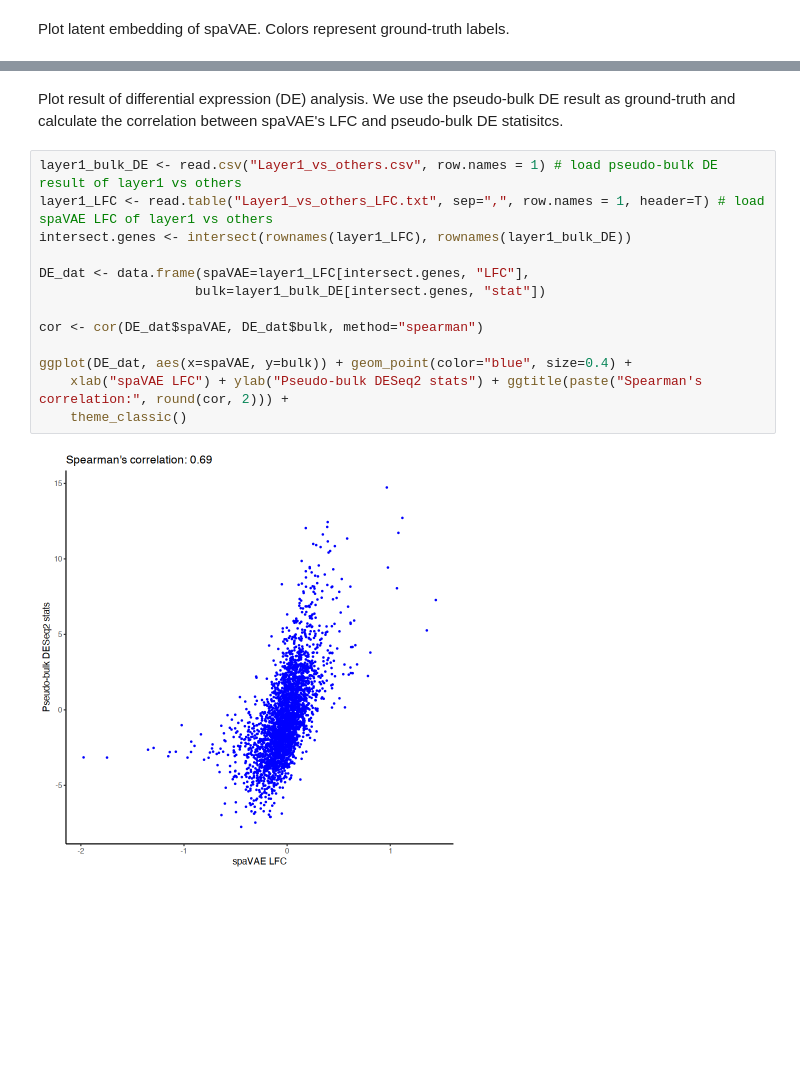
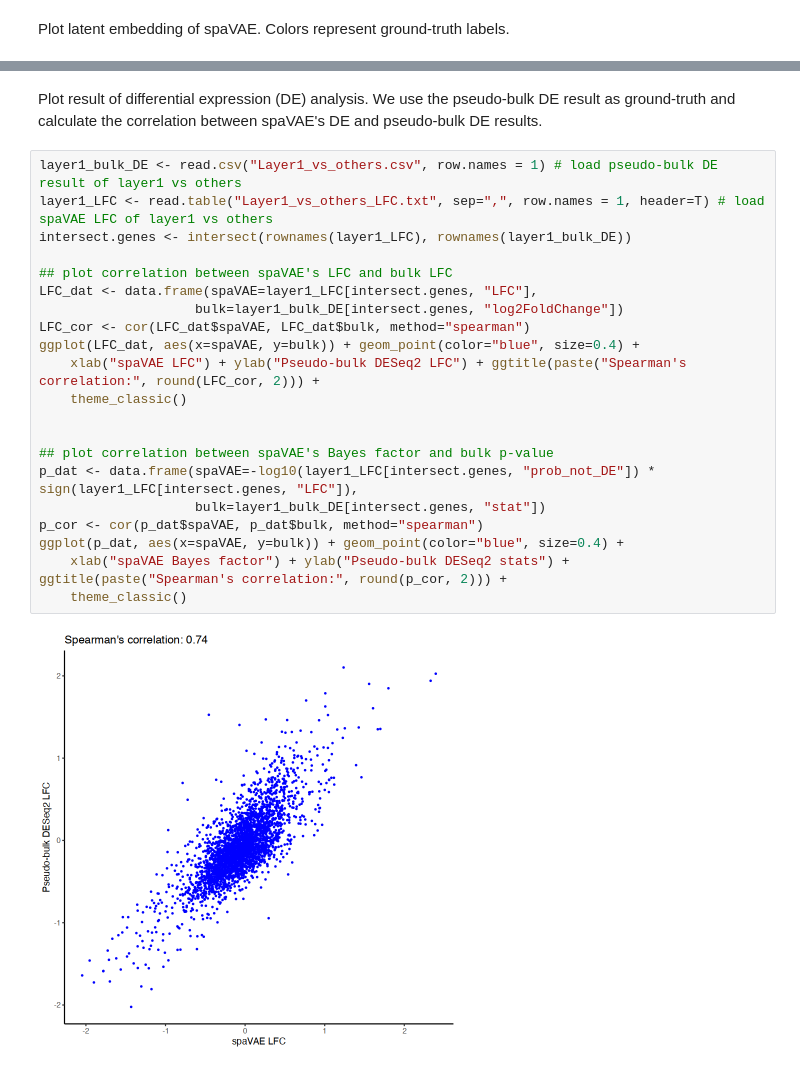
Before and after one commit to ttgump/spaVAE, a Jupyter notebook: Tutorial/Human_DLPFC/Human_DLPFC_section_151673.ipynb, the cells around one changed output, grey strips where cells are left out. Saved outputs shown, nothing was run; the diff lists cells and outputs as text; blank space fills up the shorter version.

```diff
--- a/Tutorial/Human_DLPFC/Human_DLPFC_section_151673.ipynb
+++ b/Tutorial/Human_DLPFC/Human_DLPFC_section_151673.ipynb
@@ -277,17 +378,25 @@ ggplot(spaVAE_latent, aes(x=X1, y=X2, color=Y)) + geom_point(size=0.3) +
 # %% [markdown]
-Plot result of differential expression (DE) analysis. We use the pseudo-bulk DE result as ground-truth and calculate the correlation between spaVAE's LFC and pseudo-bulk DE statisitcs.
+Plot result of differential expression (DE) analysis. We use the pseudo-bulk DE result as ground-truth and calculate the correlation between spaVAE's DE and pseudo-bulk DE results.
 # %%
 layer1_bulk_DE <- read.csv("Layer1_vs_others.csv", row.names = 1) # load pseudo-bulk DE result of layer1 vs others
 layer1_LFC <- read.table("Layer1_vs_others_LFC.txt", sep=",", row.names = 1, header=T) # load spaVAE LFC of layer1 vs others
 intersect.genes <- intersect(rownames(layer1_LFC), rownames(layer1_bulk_DE))
 
-DE_dat <- data.frame(spaVAE=layer1_LFC[intersect.genes, "LFC"],
+## plot correlation between spaVAE's LFC and bulk LFC
+LFC_dat <- data.frame(spaVAE=layer1_LFC[intersect.genes, "LFC"],
+                    bulk=layer1_bulk_DE[intersect.genes, "log2FoldChange"])
+LFC_cor <- cor(LFC_dat$spaVAE, LFC_dat$bulk, method="spearman")
+ggplot(LFC_dat, aes(x=spaVAE, y=bulk)) + geom_point(color="blue", size=0.4) +
+    xlab("spaVAE LFC") + ylab("Pseudo-bulk DESeq2 LFC") + ggtitle(paste("Spearman's correlation:", round(LFC_cor, 2))) +
+    theme_classic()
+
+
+## plot correlation between spaVAE's Bayes factor and bulk p-value
+p_dat <- data.frame(spaVAE=-log10(layer1_LFC[intersect.genes, "prob_not_DE"]) * sign(layer1_LFC[intersect.genes, "LFC"]),
                     bulk=layer1_bulk_DE[intersect.genes, "stat"])
-
-cor <- cor(DE_dat$spaVAE, DE_dat$bulk, method="spearman")
-
-ggplot(DE_dat, aes(x=spaVAE, y=bulk)) + geom_point(color="blue", size=0.4) +
-    xlab("spaVAE LFC") + ylab("Pseudo-bulk DESeq2 stats") + ggtitle(paste("Spearman's correlation:", round(cor, 2))) +
+p_cor <- cor(p_dat$spaVAE, p_dat$bulk, method="spearman")
+ggplot(p_dat, aes(x=spaVAE, y=bulk)) + geom_point(color="blue", size=0.4) +
+    xlab("spaVAE Bayes factor") + ylab("Pseudo-bulk DESeq2 stats") + ggtitle(paste("Spearman's correlation:", round(p_cor, 2))) +
     theme_classic()
 # %% [output]
-[figure, old version]
+[figure, new version]
```
Also changed, not shown: parts of 13 cells of this notebook, 4 other files.
